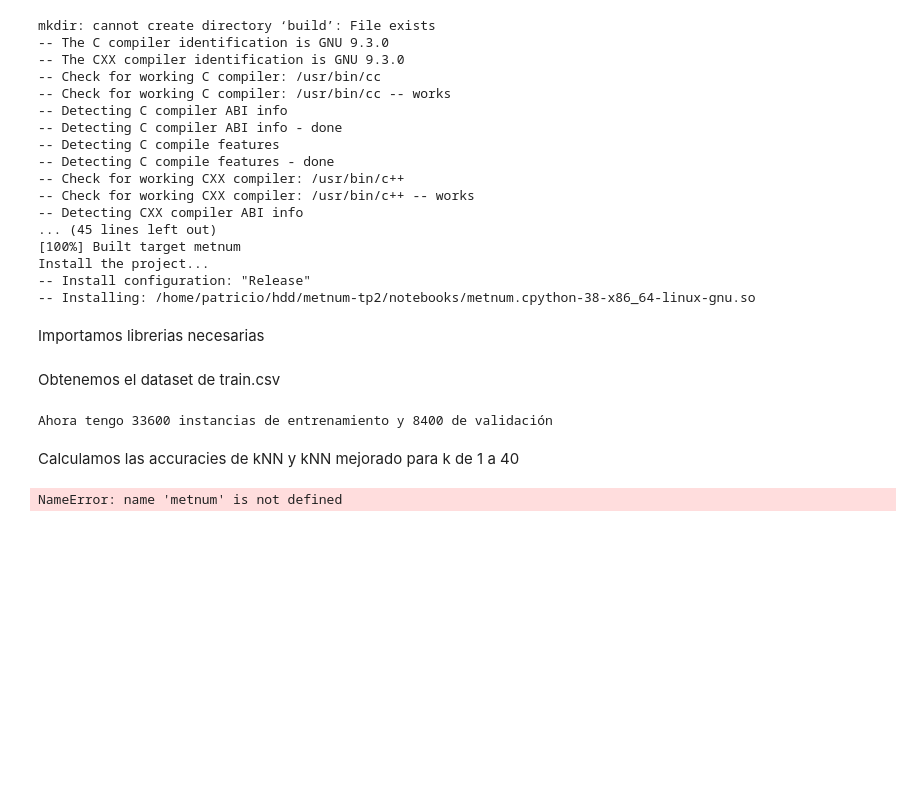
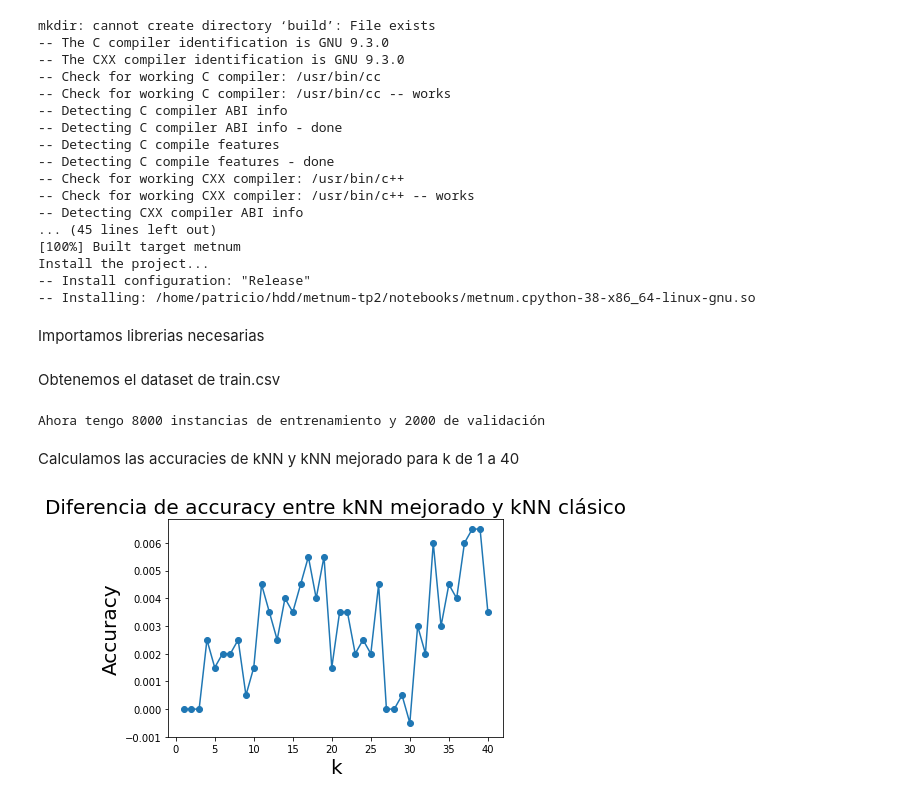
Before and after one commit to pdbruno/metnum-tp2, a Jupyter notebook: experimentacion/better_knn.ipynb, the cells around one changed output. Cells and saved outputs as stored; diff of their text form; code cells hidden in the pictures; blank space fills up the shorter version.

```diff
--- a/experimentacion/better_knn.ipynb
+++ b/experimentacion/better_knn.ipynb
@@ -33,7 +33,7 @@ import metnum
 # %% [markdown]
 Obtenemos el dataset de train.csv
 # %%
-data = pd.read_csv("../data/train.csv")
+data = pd.read_csv("../data/train.csv")[:10000]
 # %%
 X = data[data.columns[1:]].values
 y = data["label"].values.reshape(-1, 1)
@@ -44,7 +44,7 @@ X_val, y_val = X[limit:], y[limit:]
 
 print(f"Ahora tengo {len(X_train)} instancias de entrenamiento y {len(X_val)} de validación")
 # %% [output]
-Ahora tengo 33600 instancias de entrenamiento y 8400 de validación
+Ahora tengo 8000 instancias de entrenamiento y 2000 de validación
 # %% [markdown]
 Calculamos las accuracies de kNN y kNN mejorado para k de 1 a 40
 # %%
@@ -60,8 +60,6 @@ for i in range(1, 41):
     knn.fit(X_train, y_train)
     prediction = knn.predict(X_val)
     accuracies.append(accuracy_score(prediction, y_val))
-# %% [output]
-NameError: name 'metnum' is not defined
 # %%
 accuracies_np = np.array(accuracies)
 better_accuracies_np = np.array(better_accuracies)
@@ -70,14 +68,17 @@ np.save('acc_better_knn_40.npy', better_accuracies_np)
 # %%
 plt.rc('font', size=10)
 plt.rc('axes', titlesize=10)
 plt.rc('axes', labelsize=10)
 plt.rc('xtick', labelsize=10)
 plt.rc('ytick', labelsize=10)
 plt.rc('legend', fontsize=10)
 plt.rc('figure', titlesize=10)
 
 plt.plot(range(1, 41), better_accuracies_np - accuracies_np, '-o')
 plt.xlabel('k', fontsize=20)
 plt.ylabel('Accuracy', fontsize=20)
-plt.title('Accuracy de kNN, k=1,...,130 con K-Fold Cross Validation, K=5', fontsize=20)
+plt.ylim(bottom=-0.0010)
+plt.title('Diferencia de accuracy entre kNN mejorado y kNN clásico', fontsize=20)
 plt.show()
+# %% [output]
+[figure, added]
```
Also changed, not shown: parts of 1 cell of this notebook, 2 other files.
